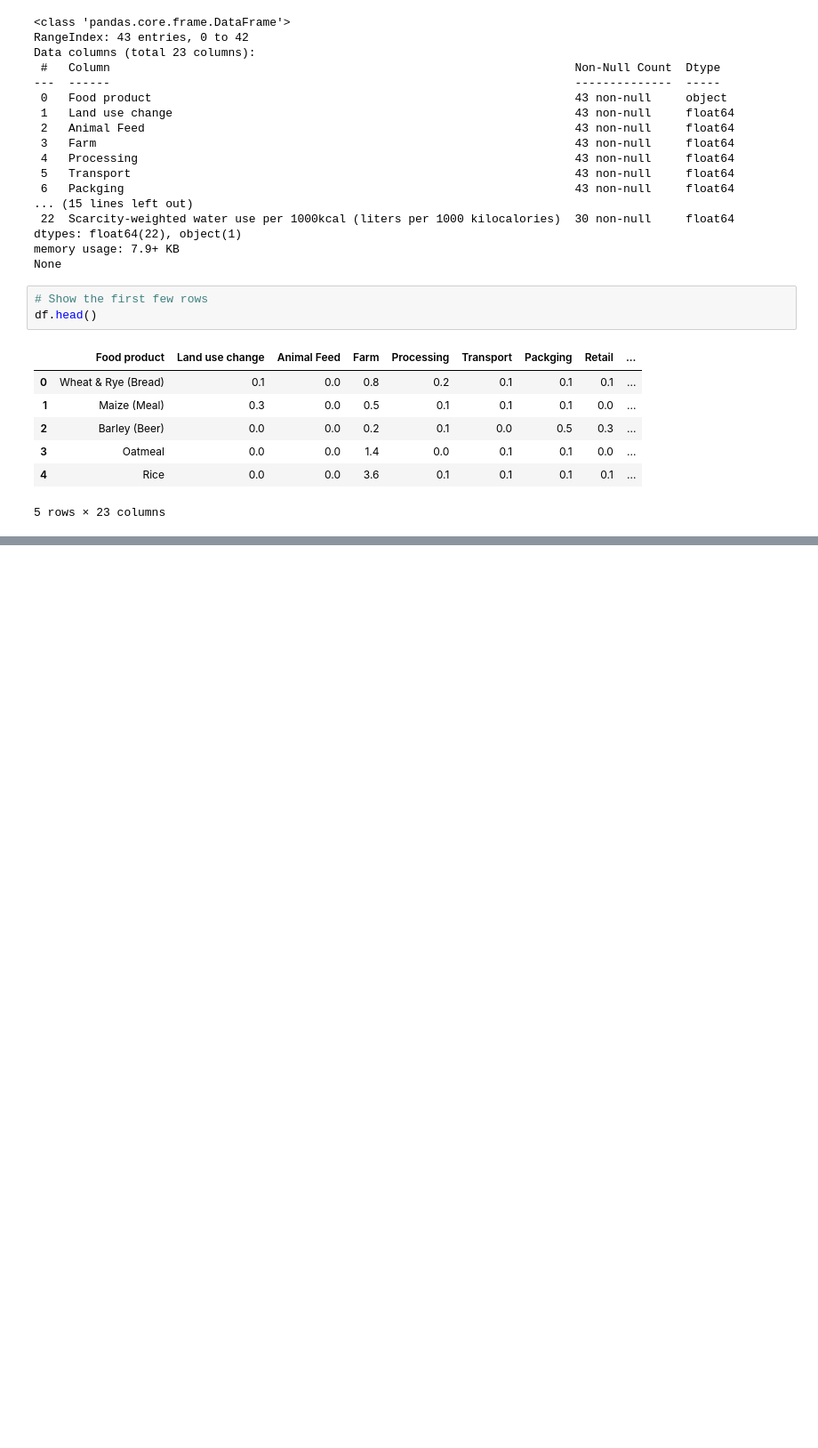
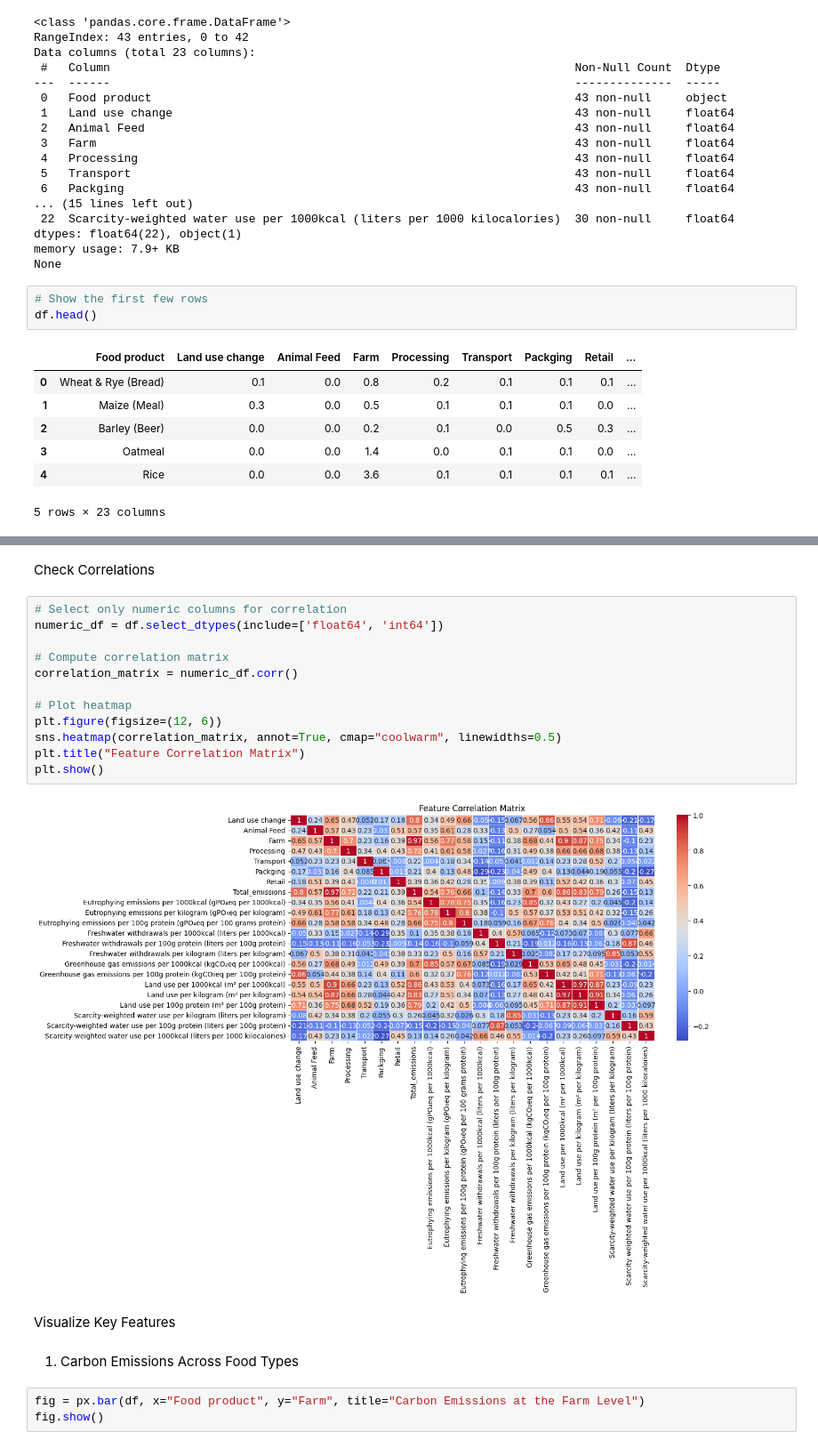
Before and after one commit to Victor-Osei/Environmental-Impact-of-Food-Production-Analysis, a Jupyter notebook: fpa.ipynb, the cells around one changed output, grey strips where cells are left out. Shown at 89% size. Drawn from its saved outputs; the diff is of its cells as text; blank space fills up the shorter version.

```diff
--- a/fpa.ipynb
+++ b/fpa.ipynb
@@ -53,0 +92,23 @@ df.head()
+# %% [markdown]
+Check Correlations
+# %%
+# Select only numeric columns for correlation
+numeric_df = df.select_dtypes(include=['float64', 'int64'])
+
+# Compute correlation matrix
+correlation_matrix = numeric_df.corr()
+
+# Plot heatmap
+plt.figure(figsize=(12, 6))
+sns.heatmap(correlation_matrix, annot=True, cmap="coolwarm", linewidths=0.5)
+plt.title("Feature Correlation Matrix")
+plt.show()
+# %% [output]
+[figure, added]
+# %% [markdown]
+Visualize Key Features
+# %% [markdown]
+1. Carbon Emissions Across Food Types
+# %%
+fig = px.bar(df, x="Food product", y="Farm", title="Carbon Emissions at the Farm Level")
+fig.show()
```
Also changed, not shown: parts of 10 cells of this notebook.
